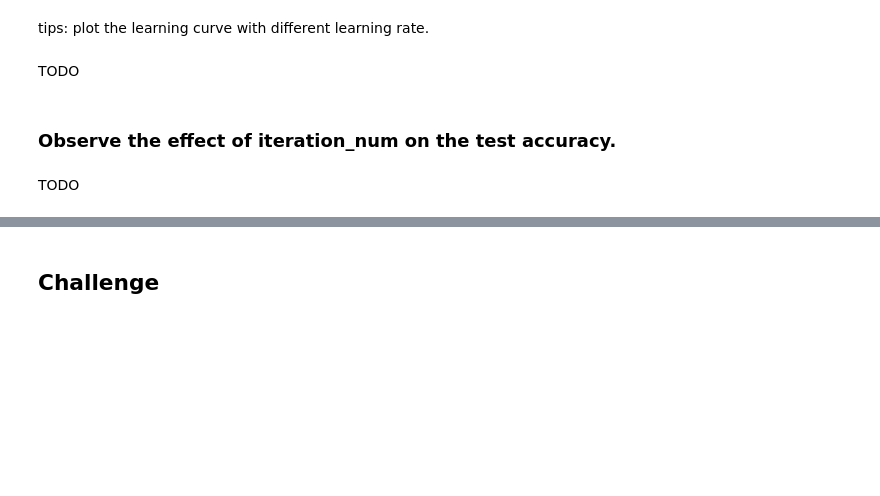
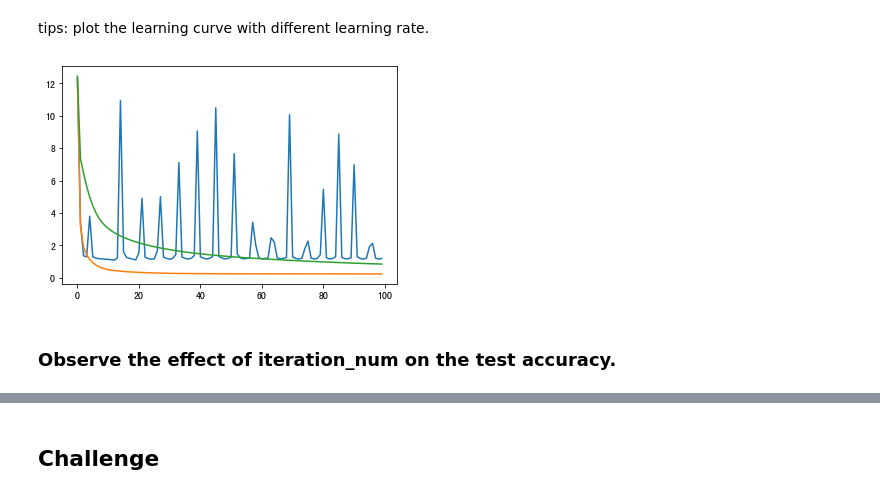
Before and after one commit to hotbaby/kkb, a Jupyter notebook: nlp-2019-autumn/lecture04/Assignment-04.ipynb, the cells around one changed output, grey strips where cells are left out. Drawn from its saved outputs; the diff is of its cells as text; code cells hidden in the pictures; blank space fills up the shorter version.

```diff
--- a/nlp-2019-autumn/lecture04/Assignment-04.ipynb
+++ b/nlp-2019-autumn/lecture04/Assignment-04.ipynb
@@ -423,9 +423,18 @@ plt.plot(np.arange(len(result['costs'])), result['costs'])
 ### Observe the effect of learning rate on the learning process
 # %% [markdown]
 tips: plot the learning curve with different learning rate.
-# %% [markdown]
-TODO
+# %%
+X_train, X_test, Y_train, Y_test = clean_data()
+
+results = []
+for learning_rate in  [1e-1, 1e-2, 1e-3]:
+    result = model(X_train, Y_train, X_test, Y_test, num_iterations=10000,
+                    learning_rate=learning_rate, print_cost=False)
+    results.append(result)
+# %%
+for result in results:
+    plt.plot(np.arange(len(result['costs'])), result['costs'])
+# %% [output]
+[figure, added]
 # %% [markdown]
 ### Observe the effect of iteration_num on the test accuracy.
-# %% [markdown]
-TODO
```
Also changed, not shown: parts of 3 cells of this notebook.
